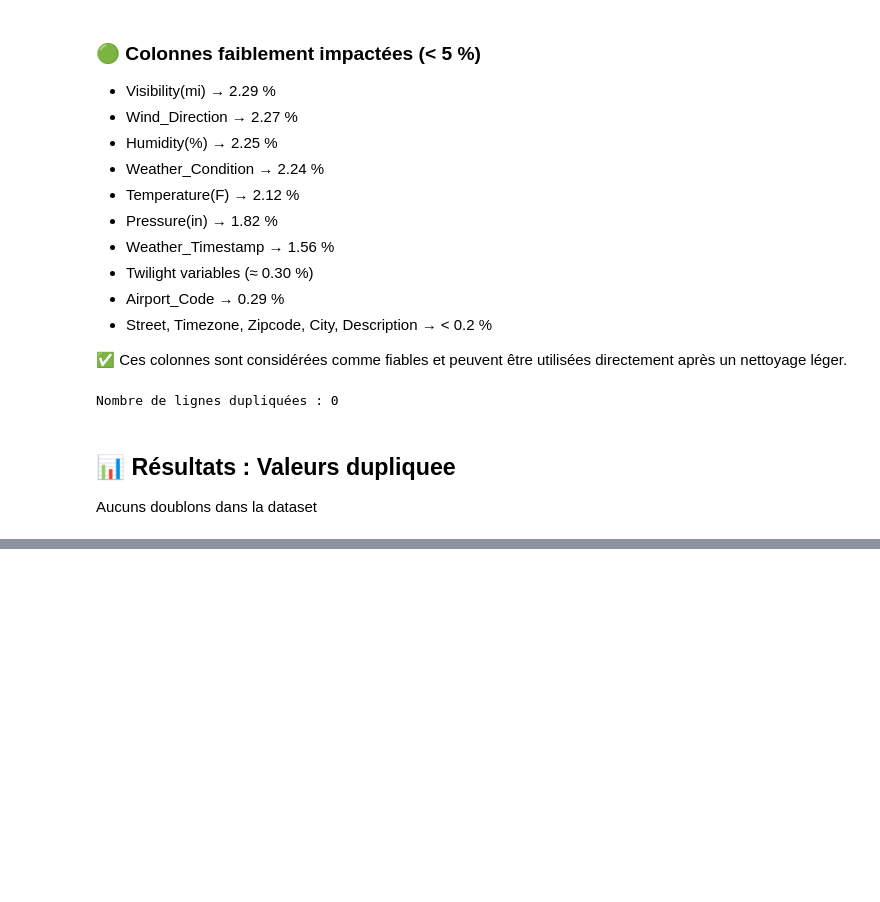
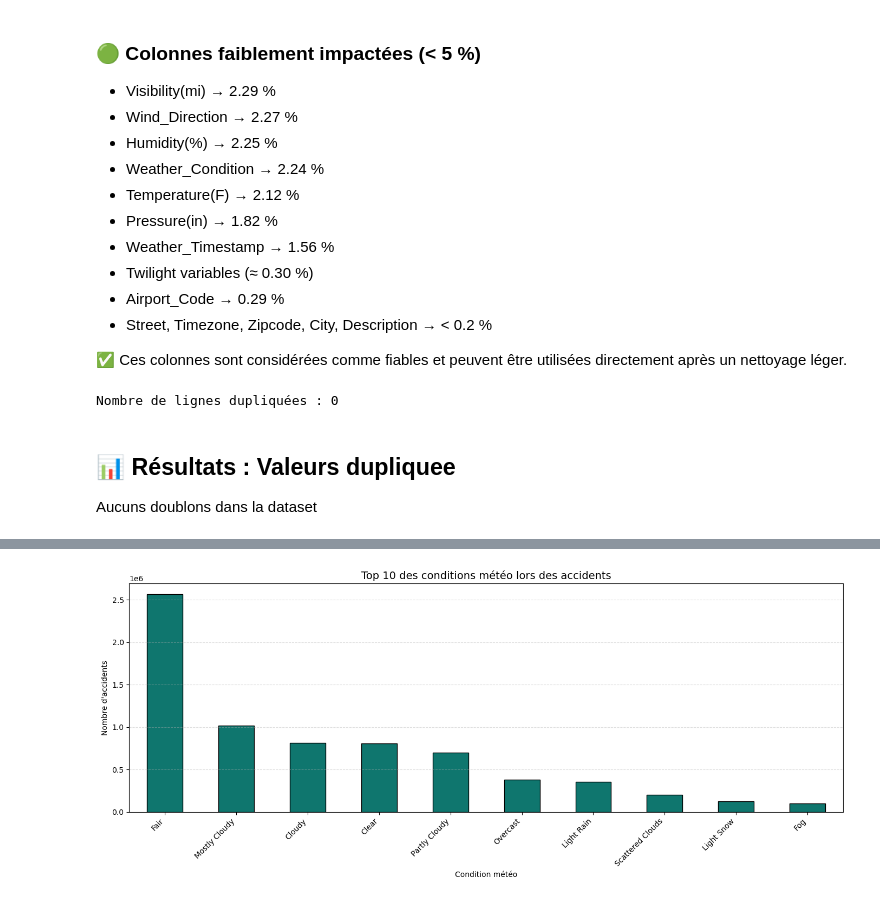
Before and after one commit to zinebettahery/US-Accidents, a Jupyter notebook: notebooks/EDA.ipynb, the cells around one changed output, grey strips where cells are left out. Drawn from its saved outputs; the diff is of its cells as text; code cells hidden in the pictures; blank space fills up the shorter version.

```diff
--- a/notebooks/EDA.ipynb
+++ b/notebooks/EDA.ipynb
@@ -736,0 +829,20 @@ Aucuns doublons dans la dataset
+# %%
+# ------------------------------------------------Weather Condition Analysis
+plt.figure(figsize=(14, 6))
+
+df['Weather_Condition'].value_counts().head(10).plot(
+    kind='bar',
+    color='#0f766e',  # teal
+    edgecolor='black'
+)
+
+plt.title("Top 10 des conditions météo lors des accidents", fontsize=14)
+plt.xlabel("Condition météo")
+plt.ylabel("Nombre d'accidents")
+plt.xticks(rotation=45, ha='right')
+
+plt.grid(axis='y', linestyle='--', alpha=0.4)
+plt.tight_layout()
+plt.show()
+# %% [output]
+[figure, added]
```
Also changed, not shown: parts of 11 cells of this notebook.
